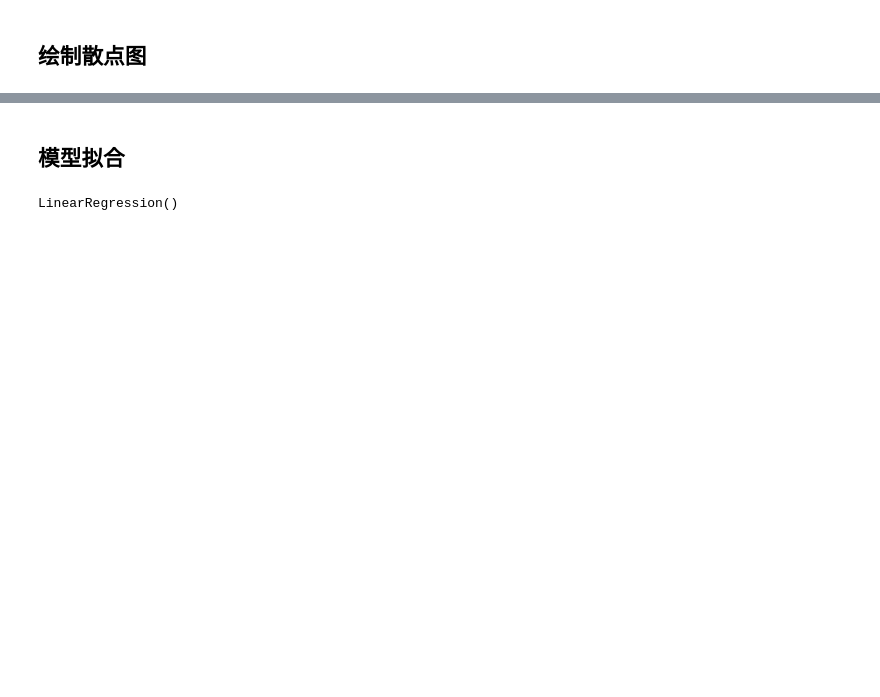
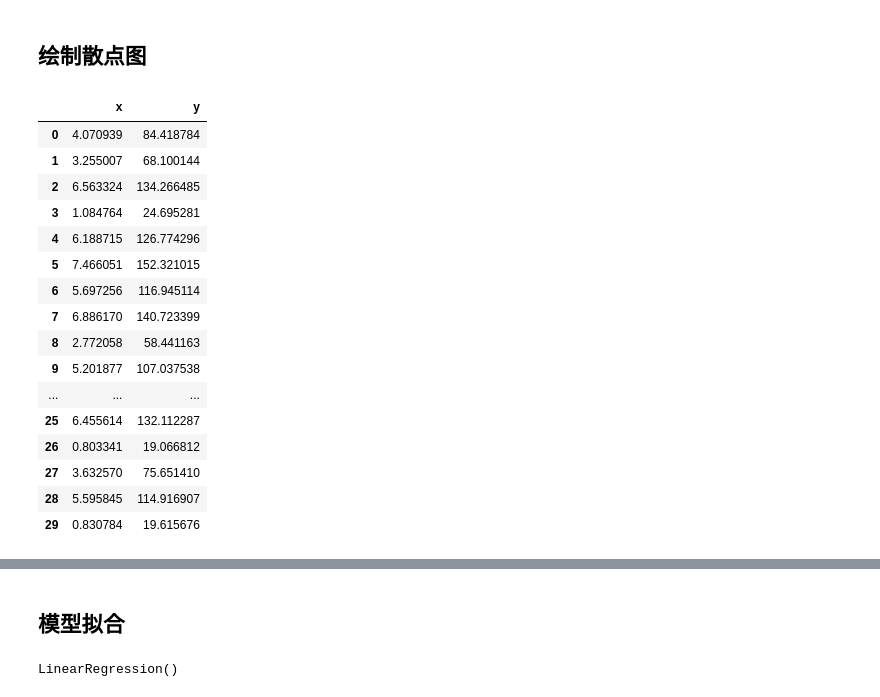
Before and after one commit to byaxb/DataMiningExperiments, a Jupyter notebook: ch00_简单演示.ipynb, the cells around one changed output, grey strips where cells are left out. Saved outputs shown, nothing was run; the diff lists cells and outputs as text; code cells hidden in the pictures; blank space fills up the shorter version.

```diff
--- a/ch00_简单演示.ipynb
+++ b/ch00_简单演示.ipynb
@@ -62,5 +104,24 @@ import pandas as pd
 %matplotlib inline
 # %%
 x_y = pd.DataFrame({'x':x, 'y':y})
+x_y
+# %% [output]
+|  | x | y |
+| 0 | 4.070939 | 84.418784 |
+| 1 | 3.255007 | 68.100144 |
+| 2 | 6.563324 | 134.266485 |
+| 3 | 1.084764 | 24.695281 |
+| 4 | 6.188715 | 126.774296 |
+| 5 | 7.466051 | 152.321015 |
+| 6 | 5.697256 | 116.945114 |
+| 7 | 6.886170 | 140.723399 |
+| 8 | 2.772058 | 58.441163 |
+| 9 | 5.201877 | 107.037538 |
+| ... | ... | ... |
+| 25 | 6.455614 | 132.112287 |
+| 26 | 0.803341 | 19.066812 |
+| 27 | 3.632570 | 75.651410 |
+| 28 | 5.595845 | 114.916907 |
+| 29 | 0.830784 | 19.615676 |
 # %%
 x_y.describe()
```
Also changed, not shown: parts of 19 cells of this notebook.
